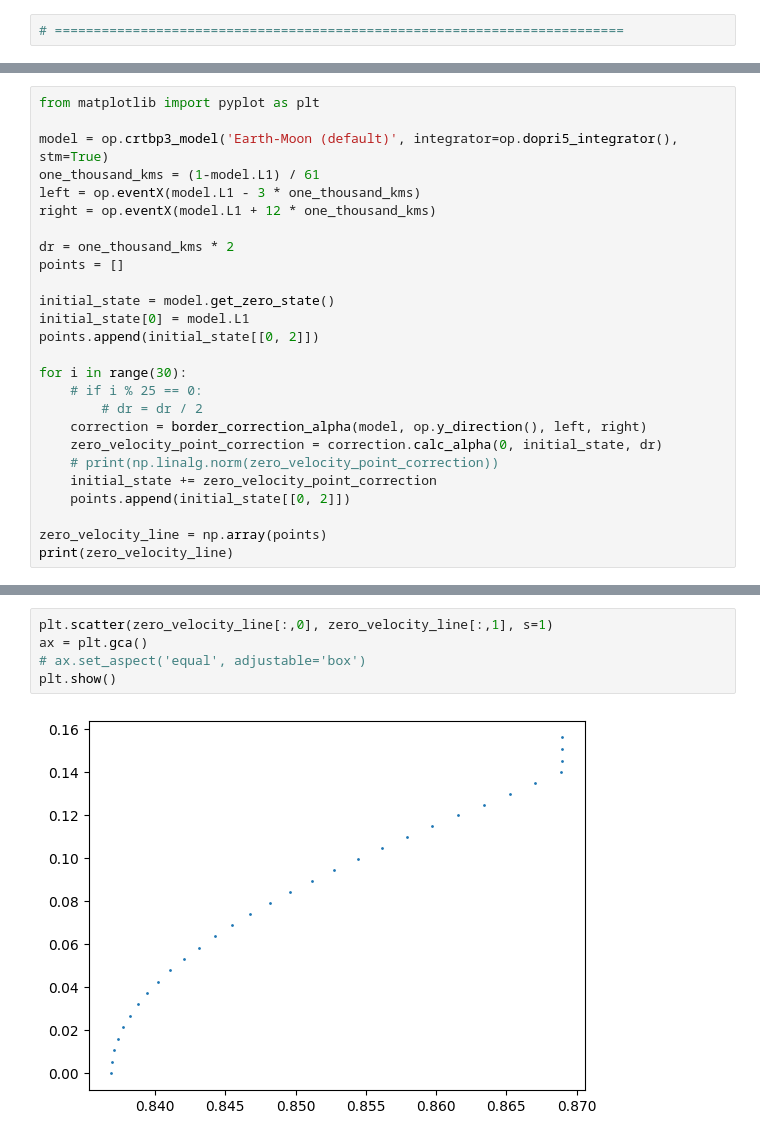
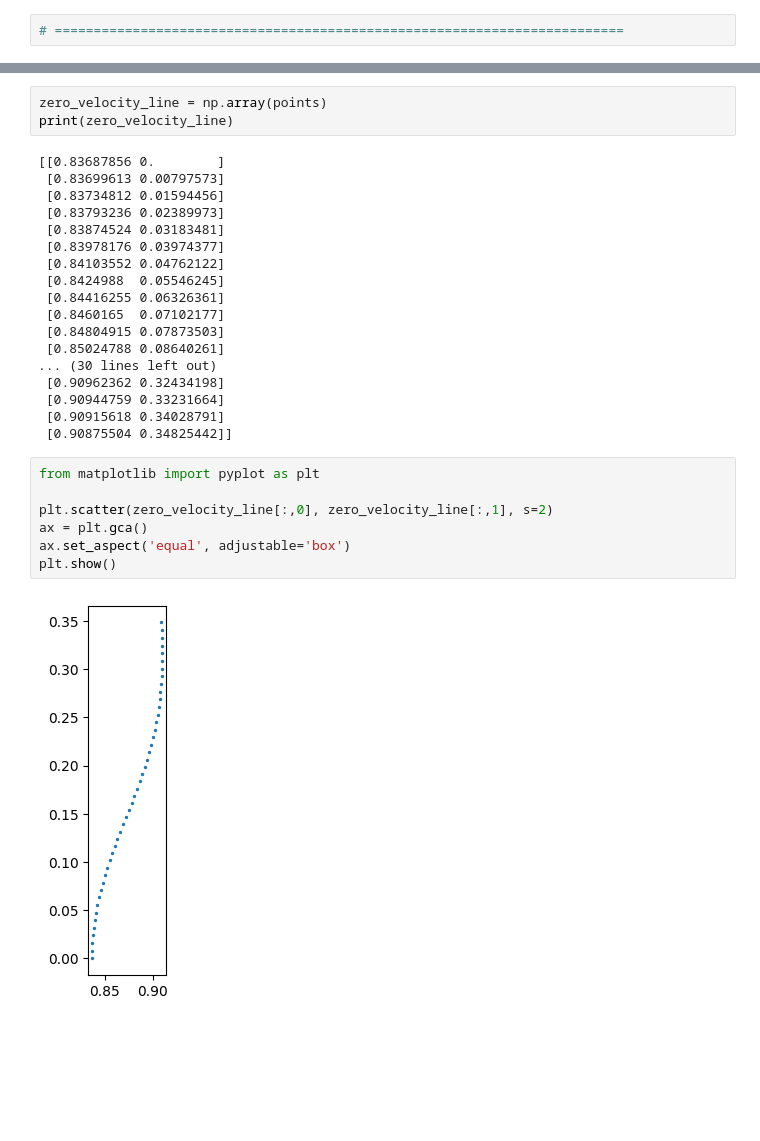
Before and after one commit to tka4nik/crtbp_diploma, a Jupyter notebook: hlo_em.ipynb, the cells around one changed output, grey strips where cells are left out. Drawn from its saved outputs; the diff is of its cells as text; blank space fills up the shorter version.

```diff
--- a/hlo_em.ipynb
+++ b/hlo_em.ipynb
@@ -196,26 +11,0 @@ class border_correction_alpha(op.corrections.border_correction):
-# %%
-from matplotlib import pyplot as plt
-
-model = op.crtbp3_model('Earth-Moon (default)', integrator=op.dopri5_integrator(), stm=True)
-one_thousand_kms = (1-model.L1) / 61
-left = op.eventX(model.L1 - 3 * one_thousand_kms)
-right = op.eventX(model.L1 + 12 * one_thousand_kms)
-
-dr = one_thousand_kms * 2
-points = []
-
-initial_state = model.get_zero_state()
-initial_state[0] = model.L1
-points.append(initial_state[[0, 2]])
-
-for i in range(30):
-    # if i % 25 == 0:
-        # dr = dr / 2
-    correction = border_correction_alpha(model, op.y_direction(), left, right)
-    zero_velocity_point_correction = correction.calc_alpha(0, initial_state, dr)
-    # print(np.linalg.norm(zero_velocity_point_correction))
-    initial_state += zero_velocity_point_correction
-    points.append(initial_state[[0, 2]])
-
-zero_velocity_line = np.array(points)
-print(zero_velocity_line)
@@ -227,7 +85,30 @@ KeyboardInterrupt:
+# %%
+zero_velocity_line = np.array(points)
+print(zero_velocity_line)
+# %% [output]
+[[0.83687856 0.        ]
+ [0.83699613 0.00797573]
+ [0.83734812 0.01594456]
+ [0.83793236 0.02389973]
+ [0.83874524 0.03183481]
+ [0.83978176 0.03974377]
+ [0.84103552 0.04762122]
+ [0.8424988  0.05546245]
+ [0.84416255 0.06326361]
+ [0.8460165  0.07102177]
+ [0.84804915 0.07873503]
+ [0.85024788 0.08640261]
+... (30 lines left out)
+ [0.90962362 0.32434198]
+ [0.90944759 0.33231664]
+ [0.90915618 0.34028791]
+ [0.90875504 0.34825442]]
 # %%
-plt.scatter(zero_velocity_line[:,0], zero_velocity_line[:,1], s=1)
+from matplotlib import pyplot as plt
+
+plt.scatter(zero_velocity_line[:,0], zero_velocity_line[:,1], s=2)
 ax = plt.gca()
-# ax.set_aspect('equal', adjustable='box')
+ax.set_aspect('equal', adjustable='box')
 plt.show()
 # %% [output]
-[figure, old version]
+[figure, new version]
```
Also changed, not shown: parts of 16 cells of this notebook, 4 other files.
